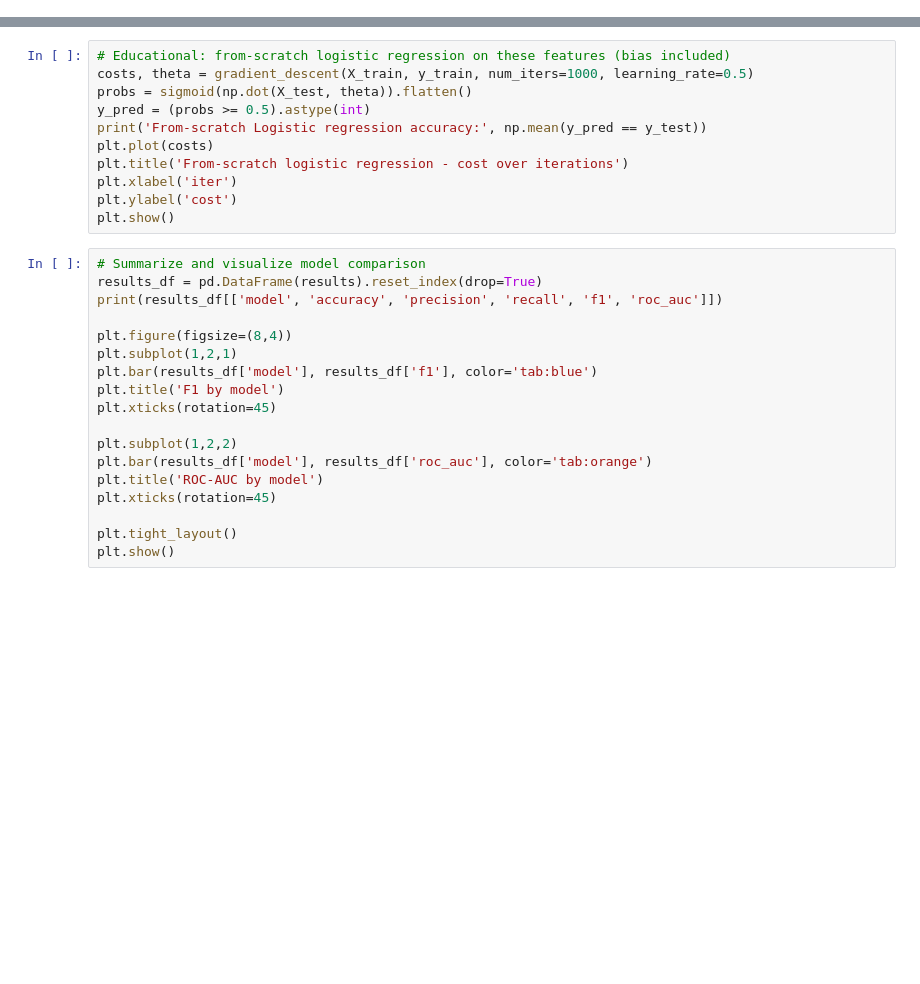
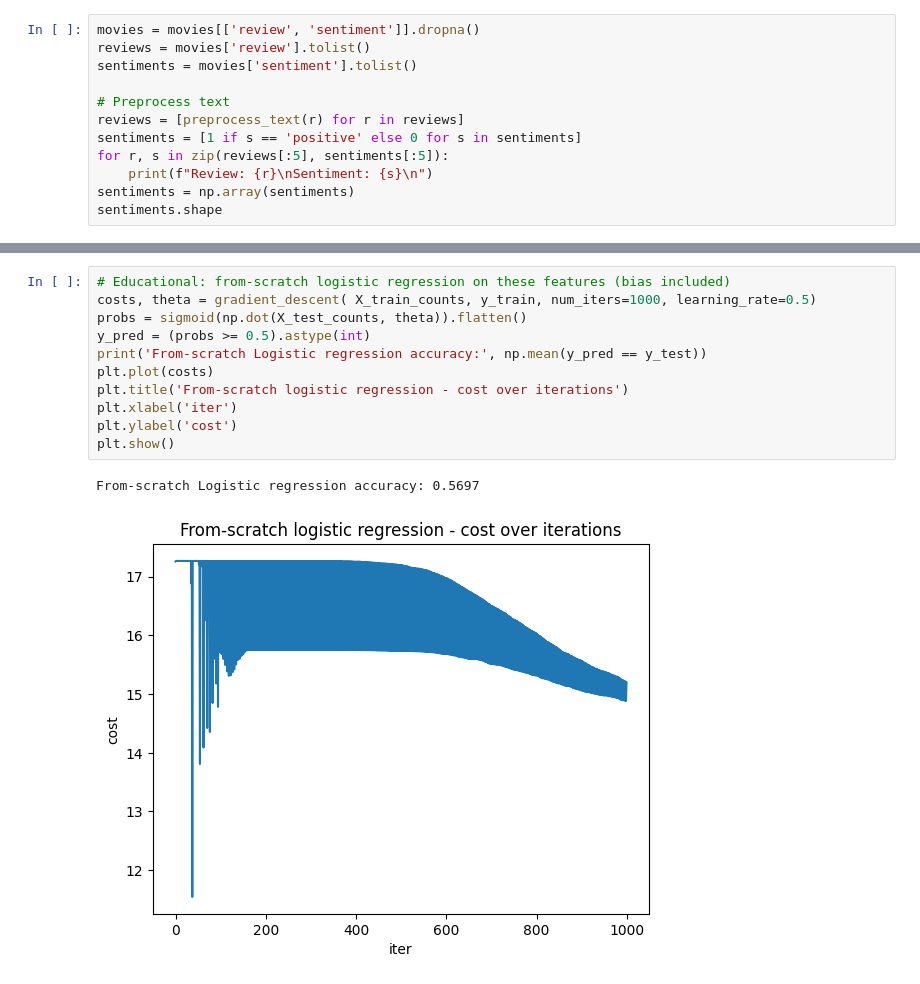
Before and after one commit to Iyanuloluwa-triumph/Sentiment_analyis, a Jupyter notebook: Sentiment Analysis/dataset_analysis.ipynb, the cells around one changed output, grey strips where cells are left out. Cells and saved outputs as stored; diff of their text form; blank space fills up the shorter version.

```diff
--- a/Sentiment Analysis/dataset_analysis.ipynb
+++ b/Sentiment Analysis/dataset_analysis.ipynb
@@ -143,0 +73,12 @@ Feature sample (train):
+# %%
+movies = movies[['review', 'sentiment']].dropna()
+reviews = movies['review'].tolist()
+sentiments = movies['sentiment'].tolist()
+
+# Preprocess text
+reviews = [preprocess_text(r) for r in reviews]
+sentiments = [1 if s == 'positive' else 0 for s in sentiments]
+for r, s in zip(reviews[:5], sentiments[:5]):
+    print(f"Review: {r}\nSentiment: {s}\n")
+sentiments = np.array(sentiments)
+sentiments.shape
@@ -243,29 +434,14 @@ Accuracy: 0.5458 | Precision: 0.4929 | Recall: 0.4740 | F1: 0.4832 | ROC-AUC: 0.
 # %%
 # Educational: from-scratch logistic regression on these features (bias included)
-costs, theta = gradient_descent(X_train, y_train, num_iters=1000, learning_rate=0.5)
-probs = sigmoid(np.dot(X_test, theta)).flatten()
+costs, theta = gradient_descent( X_train_counts, y_train, num_iters=1000, learning_rate=0.5)
+probs = sigmoid(np.dot(X_test_counts, theta)).flatten()
 y_pred = (probs >= 0.5).astype(int)
 print('From-scratch Logistic regression accuracy:', np.mean(y_pred == y_test))
 plt.plot(costs)
 plt.title('From-scratch logistic regression - cost over iterations')
 plt.xlabel('iter')
 plt.ylabel('cost')
 plt.show()
+# %% [output]
+From-scratch Logistic regression accuracy: 0.5697
+[figure, added]
-# %%
-# Summarize and visualize model comparison
-results_df = pd.DataFrame(results).reset_index(drop=True)
-print(results_df[['model', 'accuracy', 'precision', 'recall', 'f1', 'roc_auc']])
-
-plt.figure(figsize=(8,4))
-plt.subplot(1,2,1)
-plt.bar(results_df['model'], results_df['f1'], color='tab:blue')
-plt.title('F1 by model')
-plt.xticks(rotation=45)
-
-plt.subplot(1,2,2)
-plt.bar(results_df['model'], results_df['roc_auc'], color='tab:orange')
-plt.title('ROC-AUC by model')
-plt.xticks(rotation=45)
-
-plt.tight_layout()
-plt.show()
```
Also changed, not shown: parts of 20 cells of this notebook, 12 other files.
